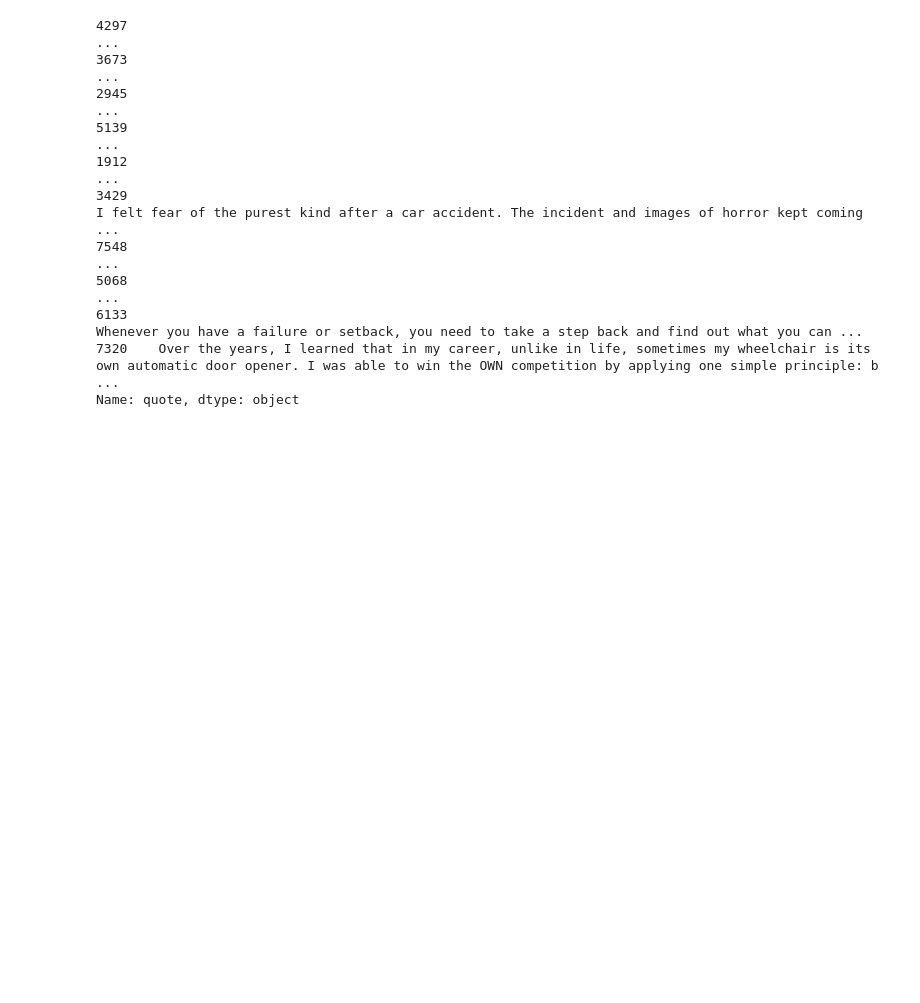
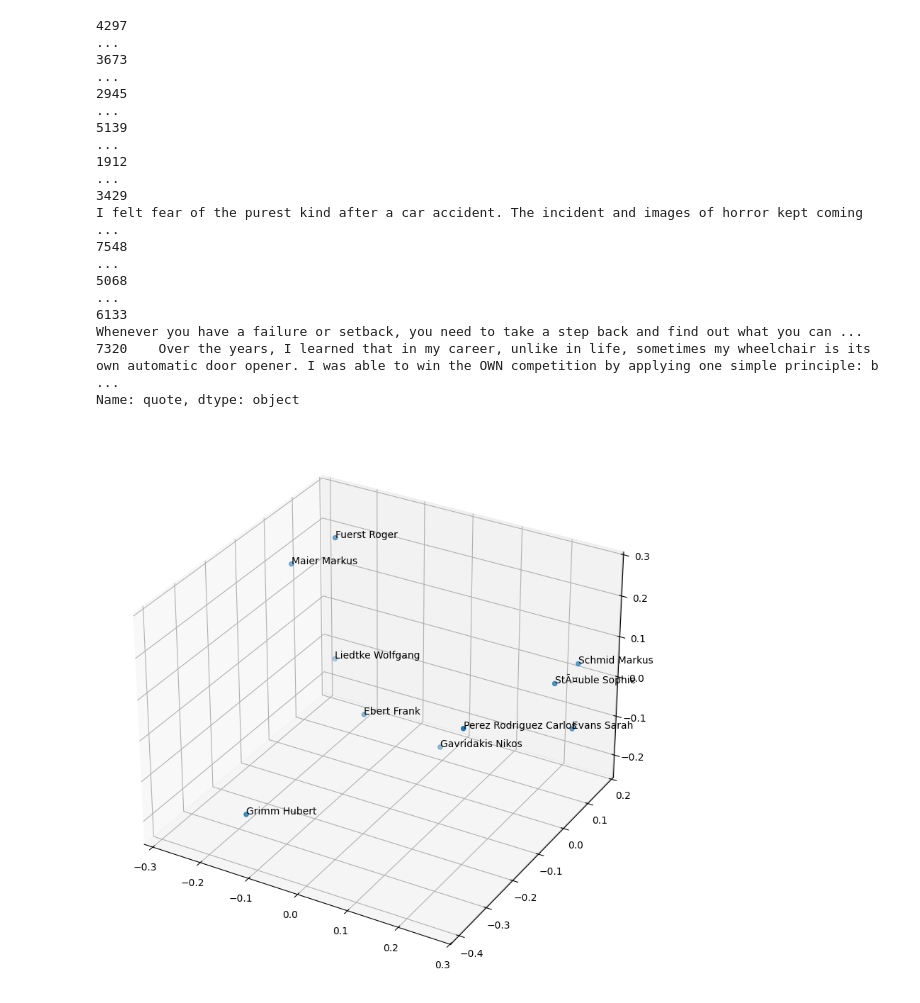
Before and after one commit to aloha-fim/kam_second, a Jupyter notebook: graphs_azure.ipynb, the cells around one changed output. Cells and saved outputs as stored; diff of their text form; code cells hidden in the pictures; blank space fills up the shorter version.

```diff
--- a/graphs_azure.ipynb
+++ b/graphs_azure.ipynb
@@ -185,3 +185,18 @@ res["quote"]
 Name: quote, dtype: object
 # %%
 res.to_csv('./data/postdefined_users_azure_result.csv', encoding = "ISO-8859-1")
+# %%
+from sklearn.decomposition import PCA
+
+pca = PCA(n_components=3)
+t = pca.fit_transform(res['ada_v2'].tolist())
+# %%
+import matplotlib.pyplot as plt
+fig = plt.figure(figsize=(10,10))
+ax = fig.add_subplot(111, projection='3d')
+ax.scatter(t[:,0],t[:,1], t[:,2])
+for i, txt in enumerate(res['full_name']):
+    ax.text(t[i,0], t[i,1], t[i,2], txt)
+plt.show()
+# %% [output]
+[figure, added]
```
Also changed, not shown: 3 other files.
